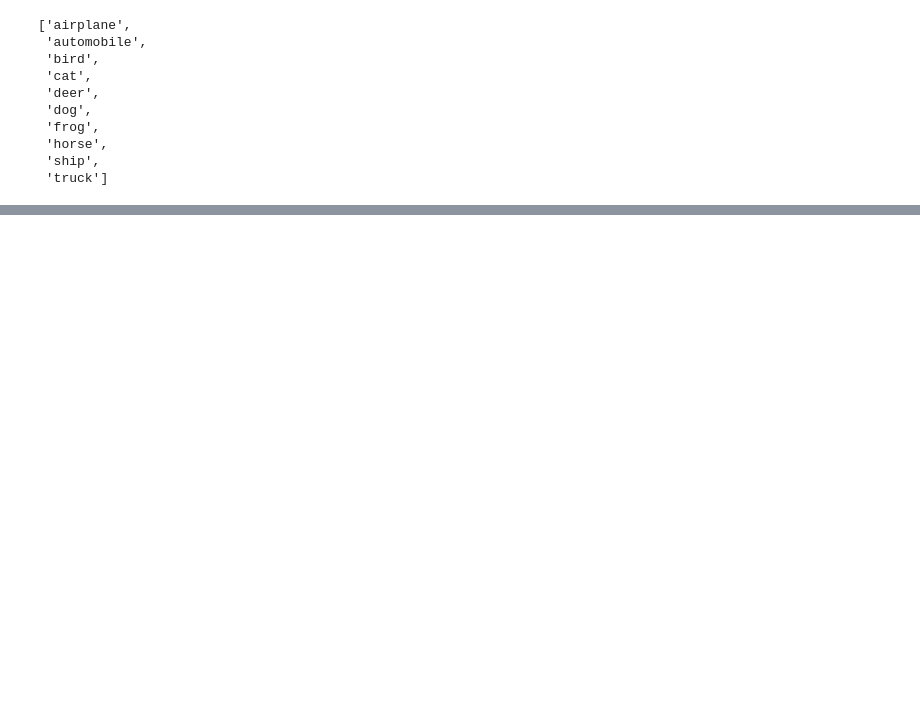
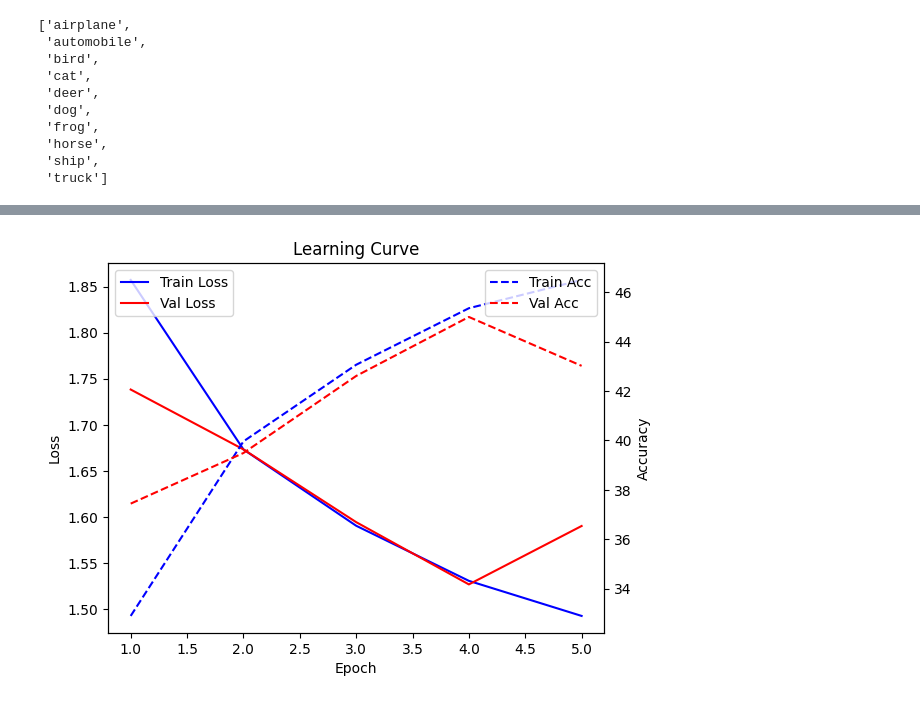
Before and after one commit to Kruimel/portfolio-DLDEPL01_2025, a Jupyter notebook: 4-hypertuning-ray/hypertune_cifar.ipynb, the cells around one changed output, grey strips where cells are left out. Saved outputs shown, nothing was run; the diff lists cells and outputs as text; code cells hidden in the pictures; blank space fills up the shorter version.

```diff
--- a/4-hypertuning-ray/hypertune_cifar.ipynb
+++ b/4-hypertuning-ray/hypertune_cifar.ipynb
@@ -236,0 +312,4 @@ with torch.no_grad():
+# %%
+train_and_evaluate(model_NN_with_residual, train_loader, test_loader, config, logger)
+model_NN_with_residual.plot_learning_curve()
+# %% [output]
@@ -236,0 +321 @@ with torch.no_grad():
+[figure, added]
```
Also changed, not shown: parts of 13 cells of this notebook, 6 other files.
